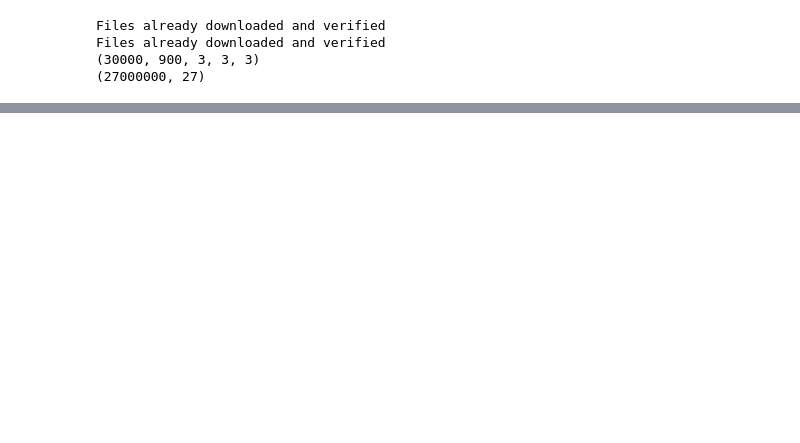
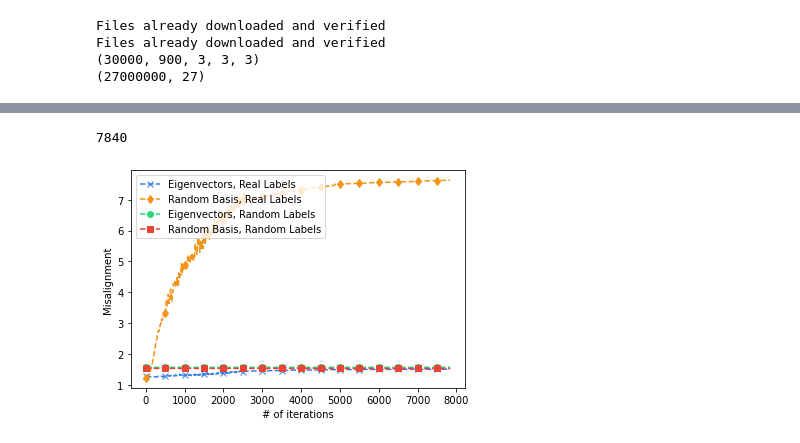
Before and after one commit to sinankalkan/CENG501-Spring2021, a Jupyter notebook: project_BilginGungor/figure2.ipynb, the cells around one changed output, grey strips where cells are left out. Cells and saved outputs as stored; diff of their text form; code cells hidden in the pictures; blank space fills up the shorter version.

```diff
--- a/project_BilginGungor/figure2.ipynb
+++ b/project_BilginGungor/figure2.ipynb
@@ -239,0 +276,14 @@ def get_learnable_parameters(model):
+# %%
+# Misalignment between data and real-label-trained filters
+simple_cnn = SimpleCNN()
+trainloader, _ = get_cifar10_loaders(256)
+
+device = get_device()
+simple_cnn = simple_cnn.to(device)
+simple_cnn.train()
+epochs=40
+learning_rate = 0.01
+
+learnable_parameters = get_learnable_parameters(simple_cnn)
+criterion, optimizer, scheduler = get_training_components(learnable_parameters, learning_rate, step_size=(int)(epochs/3), gamma=1/3)
+loss_history, mis_eig_real_labels, mis_random_basis_real_labels = train(simple_cnn, criterion, optimizer, epochs, trainloader, device, scheduler=scheduler)
@@ -240,3 +308,27 @@ def get_learnable_parameters(model):
+# %%
+import matplotlib.pyplot as plt # For plotting
+%matplotlib inline
+
+print(len(mis_eig_real_labels))
+
+marker_points = list(range(0, len(mis_eig_real_labels),500))
+
+plt.plot(mis_eig_real_labels, linestyle='--', marker='x', color="#3980E4", markevery=marker_points)
+plt.plot(mis_random_basis_real_labels, linestyle='--', marker='d', color="#F19418", markevery=marker_points)
+
+plt.plot(mis_eig_random_labels, linestyle='--', marker='o', color="#2CD779", markevery=marker_points)
+
+
+plt.plot(mis_random_basis_random_labels, linestyle='--', marker='s', color="#E94436", markevery=marker_points)
+
+plt.legend(["Eigenvectors, Real Labels", "Random Basis, Real Labels",
+            "Eigenvectors, Random Labels", "Random Basis, Random Labels"], loc ="upper left")
+plt.xlabel('# of iterations')
+plt.ylabel('Misalignment')
+plt.show()
+# %% [output]
+7840
+[figure, added]
 # %%
 # Misalignment between data and random-label-trained filters
 from torch import linalg as LA
```
Also changed, not shown: parts of 9 cells of this notebook, 1 other file.
